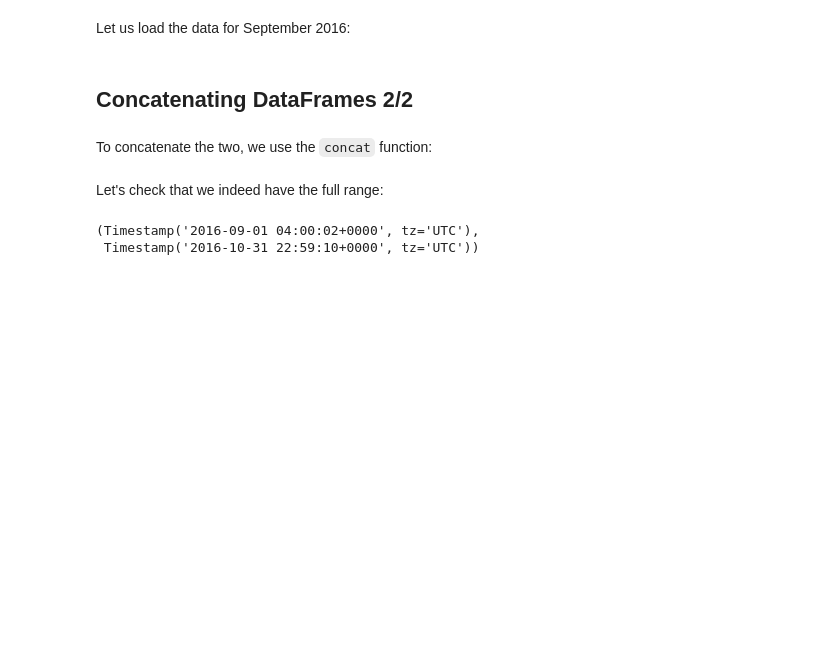
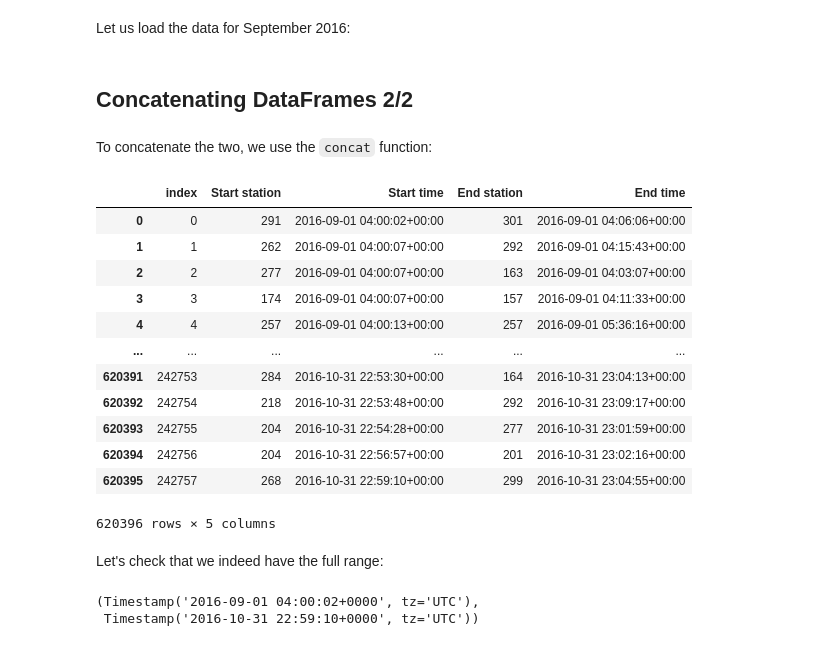
Before and after one commit to BI-DS/GRA4157, a Jupyter notebook: lectures/04-pandas/Pandas.ipynb, the cells around one changed output. Cells and saved outputs as stored; diff of their text form; code cells hidden in the pictures; blank space fills up the shorter version.

```diff
--- a/lectures/04-pandas/Pandas.ipynb
+++ b/lectures/04-pandas/Pandas.ipynb
@@ -993,6 +1006,21 @@ trips_sep = trips_sep.dropna().astype({"End station": int})
 To concatenate the two, we use the `concat` function:
 # %%
 trips = pd.concat([trips_sep, trips_oct]).reset_index()
+trips
+# %% [output]
+|  | index | Start station | Start time | End station | End time |
+| 0 | 0 | 291 | 2016-09-01 04:00:02+00:00 | 301 | 2016-09-01 04:06:06+00:00 |
+| 1 | 1 | 262 | 2016-09-01 04:00:07+00:00 | 292 | 2016-09-01 04:15:43+00:00 |
+| 2 | 2 | 277 | 2016-09-01 04:00:07+00:00 | 163 | 2016-09-01 04:03:07+00:00 |
+| 3 | 3 | 174 | 2016-09-01 04:00:07+00:00 | 157 | 2016-09-01 04:11:33+00:00 |
+| 4 | 4 | 257 | 2016-09-01 04:00:13+00:00 | 257 | 2016-09-01 05:36:16+00:00 |
+| ... | ... | ... | ... | ... | ... |
+| 620391 | 242753 | 284 | 2016-10-31 22:53:30+00:00 | 164 | 2016-10-31 23:04:13+00:00 |
+| 620392 | 242754 | 218 | 2016-10-31 22:53:48+00:00 | 292 | 2016-10-31 23:09:17+00:00 |
+| 620393 | 242755 | 204 | 2016-10-31 22:54:28+00:00 | 277 | 2016-10-31 23:01:59+00:00 |
+| 620394 | 242756 | 204 | 2016-10-31 22:56:57+00:00 | 201 | 2016-10-31 23:02:16+00:00 |
+| 620395 | 242757 | 268 | 2016-10-31 22:59:10+00:00 | 299 | 2016-10-31 23:04:55+00:00 |
+620396 rows × 5 columns
 # %% [markdown]
 Let's check that we indeed have the full range:
 # %%
```
Also changed, not shown: parts of 2 cells of this notebook.
